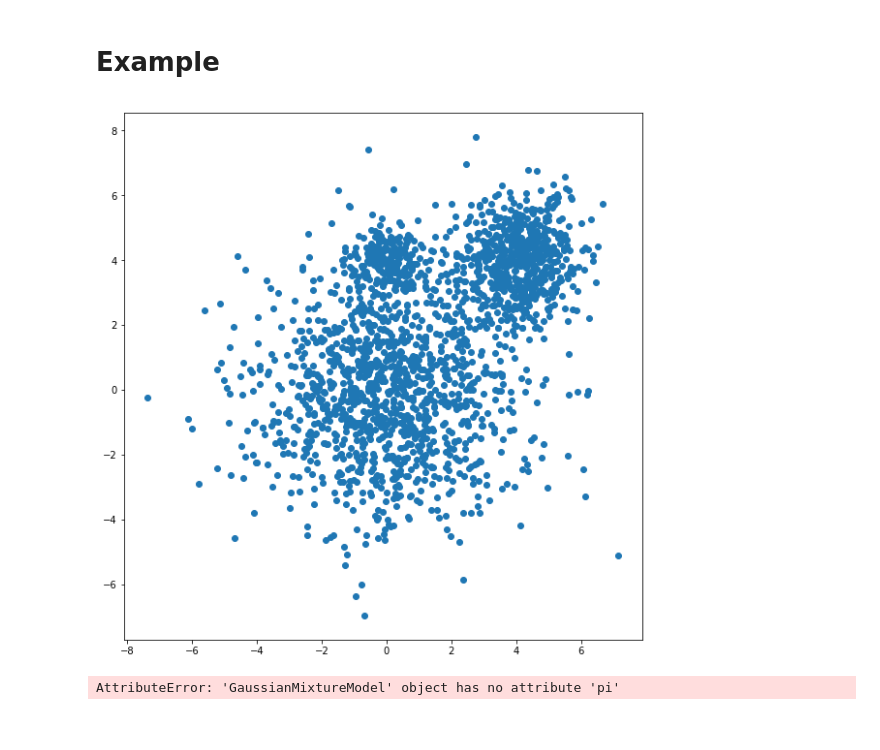
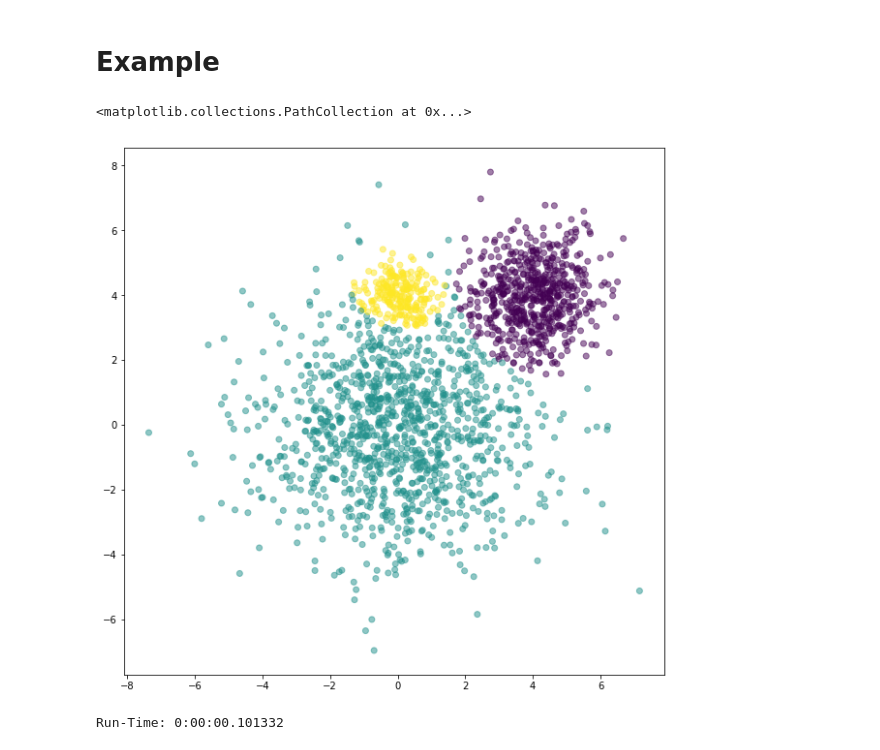
Before and after one commit to jacluff1/DataScience, a Jupyter notebook: jupyter/GaussianMixtureModel.ipynb, the cells around one changed output. Saved outputs shown, nothing was run; the diff lists cells and outputs as text; code cells hidden in the pictures.

Commit message:
jupyter:
Finished basic implementation of Gaussian Mixture Models

```diff
--- a/jupyter/GaussianMixtureModel.ipynb
+++ b/jupyter/GaussianMixtureModel.ipynb
@@ -43,14 +73,17 @@ class GaussianMixtureModel:
 # %%
 df = pd.read_csv("../data/gmm.csv", names=['x', 'y'], header=None)
 gmm = GaussianMixtureModel(df.values)
+t0 = datetime.now()
+gmm.fit(3)
+dt = datetime.now() - t0
+y = gmm.r.argmax(axis=0)
 
-
-fig,ax = plt.subplots(figsize=(10,10))
-ax.scatter(df.x, df.y)
-ax.set_aspect(1)
+fig = plt.figure(figsize=(10,10))
+plt.scatter(df.x, df.y, c=y, alpha=.5)
 # %% [output]
+<matplotlib.collections.PathCollection at 0x...>
-[figure, old version]
+[figure, new version]
-# %%
-gmm.responsibility(3)
-# %% [output]
-AttributeError: 'GaussianMixtureModel' object has no attribute 'pi'
+# %%
+print("Run-Time: {}".format(dt))
+# %% [output]
+Run-Time: 0:00:00.101332
```
Also changed, not shown: parts of 2 cells of this notebook, 1 other file.
